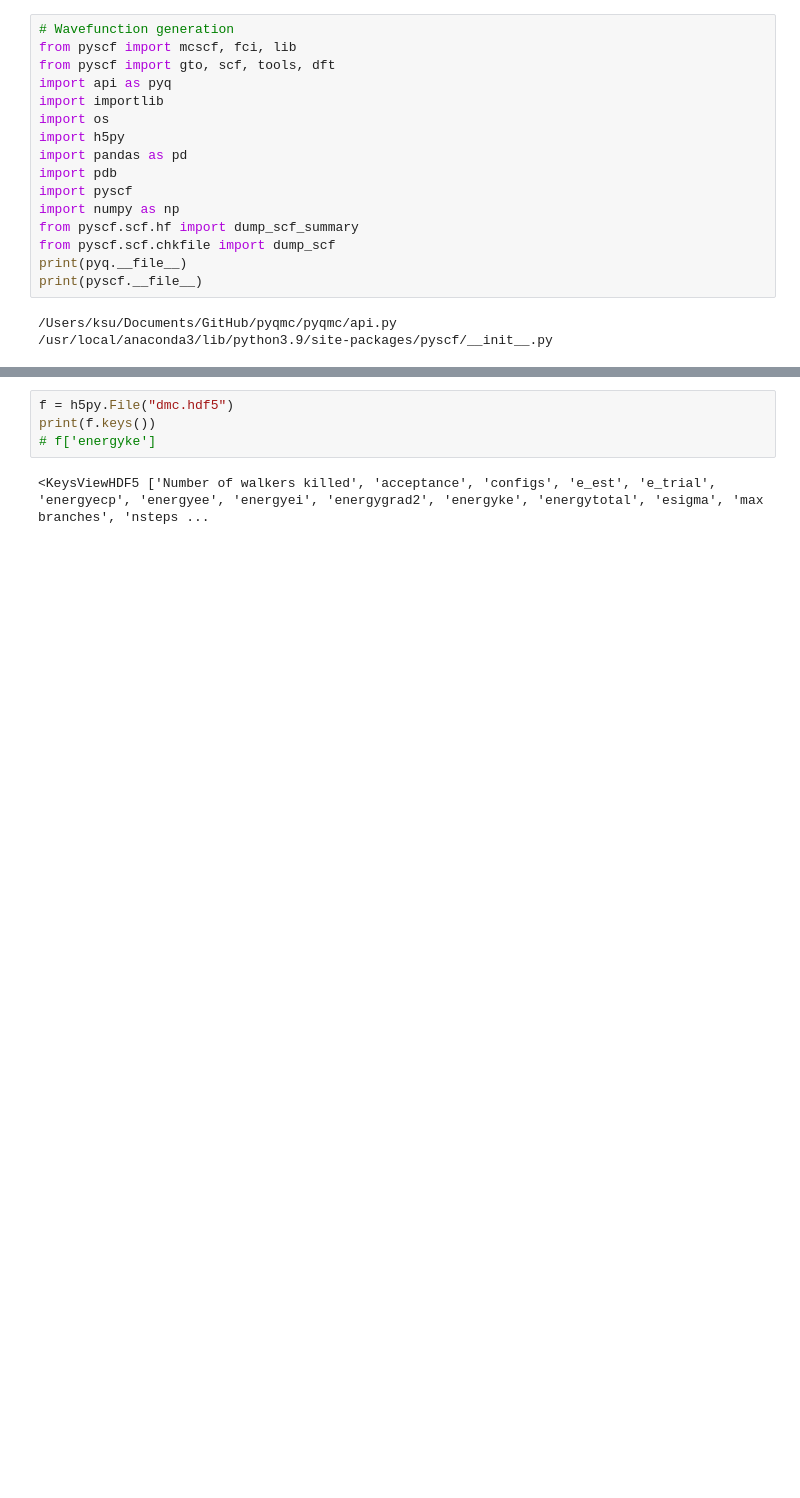
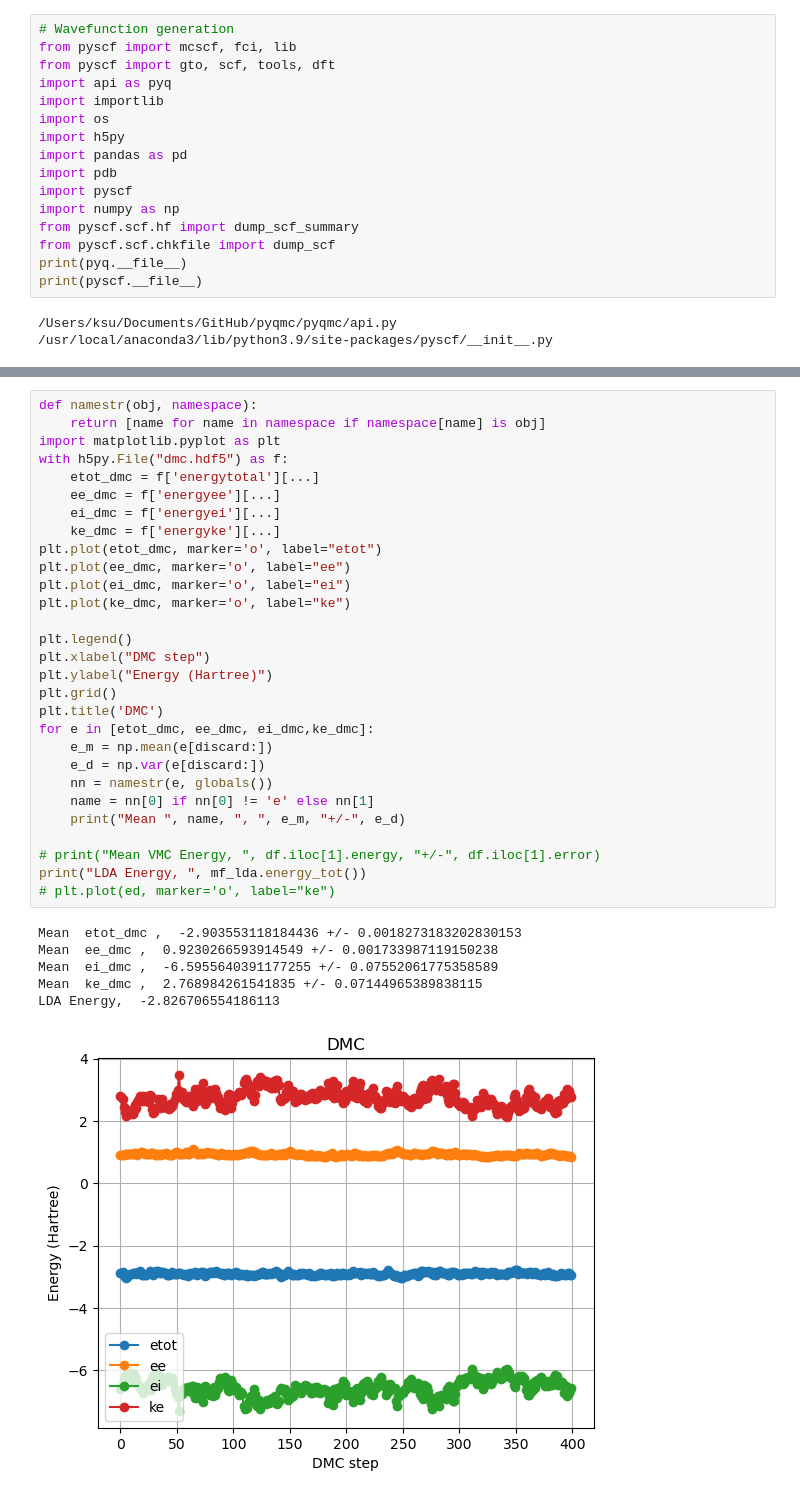
Before and after one commit to kayahans/pyqmc, a Jupyter notebook: pyqmc/test-dmc.ipynb, the cells around one changed output, grey strips where cells are left out. Cells and saved outputs as stored; diff of their text form; blank space fills up the shorter version.

```diff
--- a/pyqmc/test-dmc.ipynb
+++ b/pyqmc/test-dmc.ipynb
@@ -226,7 +256,37 @@ DMC("scf.hdf5", "dmc.hdf5",  load_parameters="sj.hdf5",
 # %%
-f = h5py.File("dmc.hdf5")
-print(f.keys())
-# f['energyke']
+def namestr(obj, namespace):
+    return [name for name in namespace if namespace[name] is obj]
+import matplotlib.pyplot as plt
+with h5py.File("dmc.hdf5") as f:
+    etot_dmc = f['energytotal'][...]
+    ee_dmc = f['energyee'][...]
+    ei_dmc = f['energyei'][...]
+    ke_dmc = f['energyke'][...]
+plt.plot(etot_dmc, marker='o', label="etot")
+plt.plot(ee_dmc, marker='o', label="ee")
+plt.plot(ei_dmc, marker='o', label="ei")
+plt.plot(ke_dmc, marker='o', label="ke")
+
+plt.legend()
+plt.xlabel("DMC step")
+plt.ylabel("Energy (Hartree)")
+plt.grid()
+plt.title('DMC')
+for e in [etot_dmc, ee_dmc, ei_dmc,ke_dmc]:
+    e_m = np.mean(e[discard:])
+    e_d = np.var(e[discard:])
+    nn = namestr(e, globals())
+    name = nn[0] if nn[0] != 'e' else nn[1]
+    print("Mean ", name, ", ", e_m, "+/-", e_d)
+
+# print("Mean VMC Energy, ", df.iloc[1].energy, "+/-", df.iloc[1].error)
+print("LDA Energy, ", mf_lda.energy_tot())
+# plt.plot(ed, marker='o', label="ke")
 # %% [output]
-<KeysViewHDF5 ['Number of walkers killed', 'acceptance', 'configs', 'e_est', 'e_trial', 'energyecp', 'energyee', 'energyei', 'energygrad2', 'energyke', 'energytotal', 'esigma', 'max branches', 'nsteps ...
+Mean  etot_dmc ,  -2.903553118184436 +/- 0.0018273183202830153
+Mean  ee_dmc ,  0.9230266593914549 +/- 0.001733987119150238
+Mean  ei_dmc ,  -6.5955640391177255 +/- 0.07552061775358589
+Mean  ke_dmc ,  2.768984261541835 +/- 0.07144965389838115
+LDA Energy,  -2.826706554186113
+[figure, added]
 # %%
```
Also changed, not shown: parts of 11 cells of this notebook, 22 other files.
